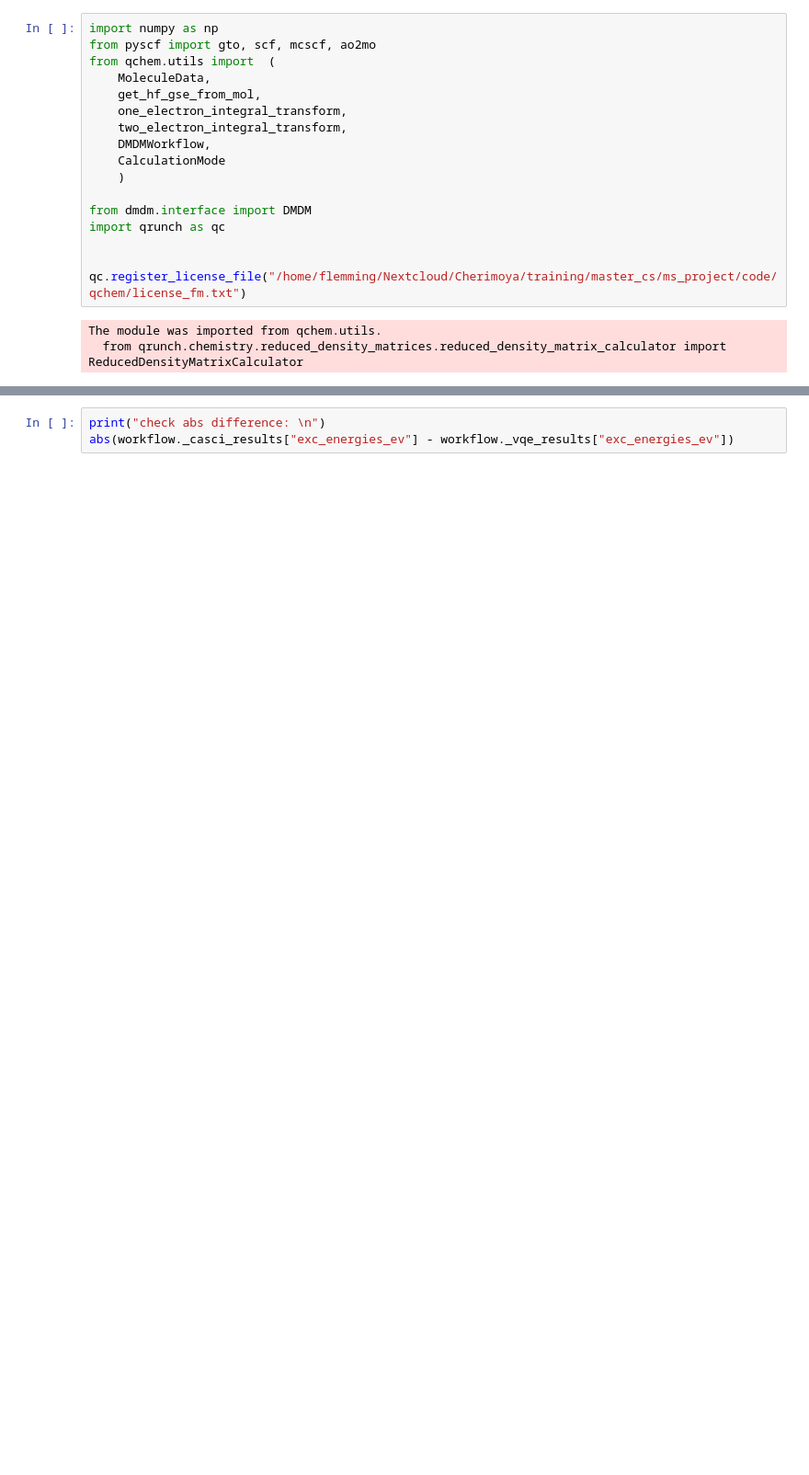
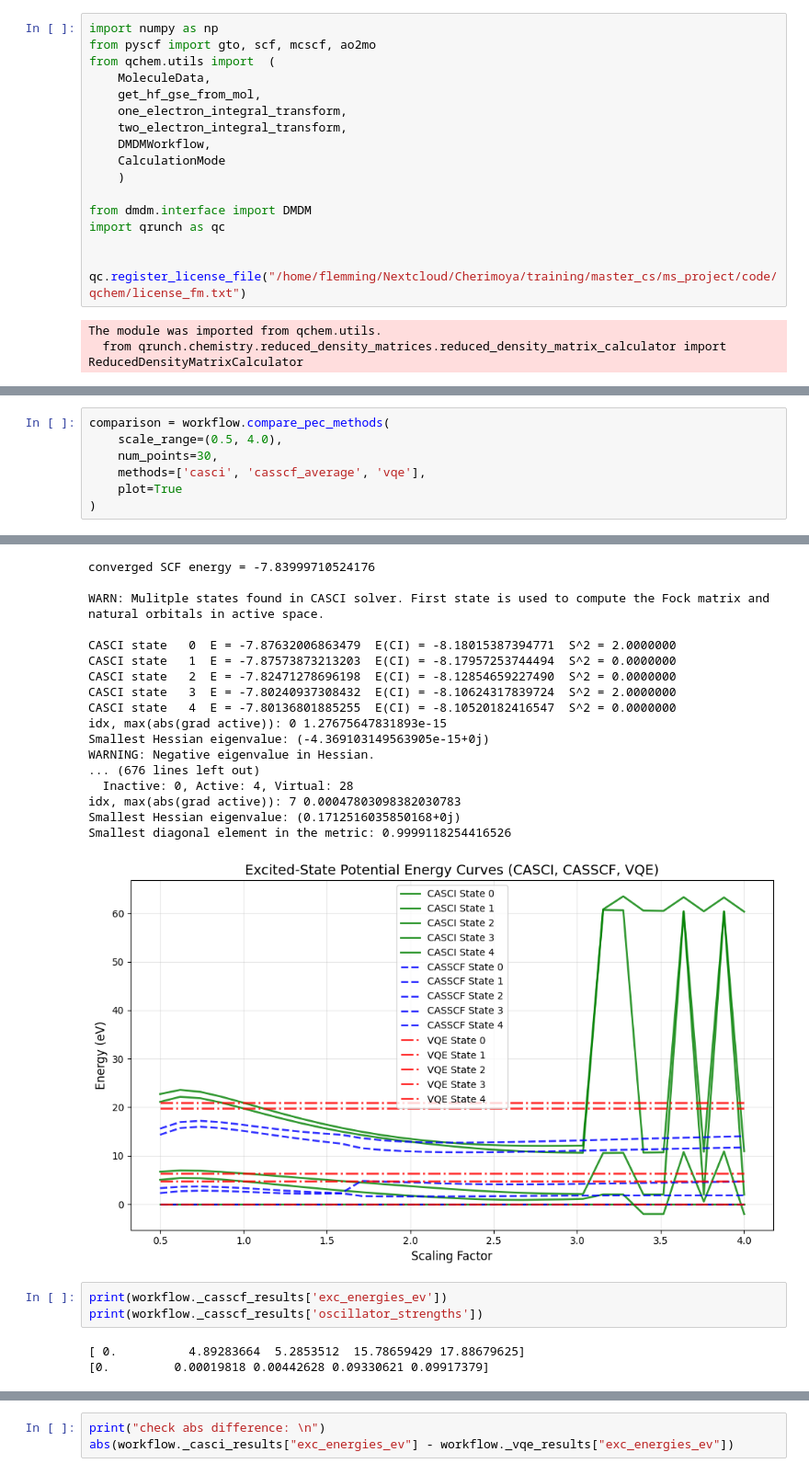
Before and after one commit to FlemmingM/qchem, a Jupyter notebook: dmdm_spectrum.ipynb, the cells around one changed output, grey strips where cells are left out. Shown at 92% size. Drawn from its saved outputs; the diff is of its cells as text; blank space fills up the shorter version.

```diff
--- a/dmdm_spectrum.ipynb
+++ b/dmdm_spectrum.ipynb
@@ -103 +112,9 @@ Done with VQE computations...
   'dmdm_obj': <dmdm.interface.DMDM at 0x...>}}
+# %%
+comparison = workflow.compare_pec_methods(
+    scale_range=(0.5, 4.0),
+    num_points=30,
+    methods=['casci', 'casscf_average', 'vqe'],
+    plot=True
+)
+# %% [output]
@@ -104,3 +138,27 @@ Done with VQE computations...
+converged SCF energy = -7.83999710524176
+
+WARN: Mulitple states found in CASCI solver. First state is used to compute the Fock matrix and natural orbitals in active space.
+
+CASCI state   0  E = -7.87632006863479  E(CI) = -8.18015387394771  S^2 = 2.0000000
+CASCI state   1  E = -7.87573873213203  E(CI) = -8.17957253744494  S^2 = 0.0000000
+CASCI state   2  E = -7.82471278696198  E(CI) = -8.12854659227490  S^2 = 0.0000000
+CASCI state   3  E = -7.80240937308432  E(CI) = -8.10624317839724  S^2 = 2.0000000
+CASCI state   4  E = -7.80136801885255  E(CI) = -8.10520182416547  S^2 = 0.0000000
+idx, max(abs(grad active)): 0 1.27675647831893e-15
+Smallest Hessian eigenvalue: (-4.369103149563905e-15+0j)
+WARNING: Negative eigenvalue in Hessian.
+... (676 lines left out)
+  Inactive: 0, Active: 4, Virtual: 28
+idx, max(abs(grad active)): 7 0.00047803098382030783
+Smallest Hessian eigenvalue: (0.1712516035850168+0j)
+Smallest diagonal element in the metric: 0.9999118254416526
+[figure, added]
+# %%
+print(workflow._casscf_results['exc_energies_ev'])
+print(workflow._casscf_results['oscillator_strengths'])
+# %% [output]
+[ 0.          4.89283664  5.2853512  15.78659429 17.88679625]
+[0.         0.00019818 0.00442628 0.09330621 0.09917379]
 # %%
 # Simple H2O example
 
```
Also changed, not shown: parts of 3 cells of this notebook, 1 other file.
